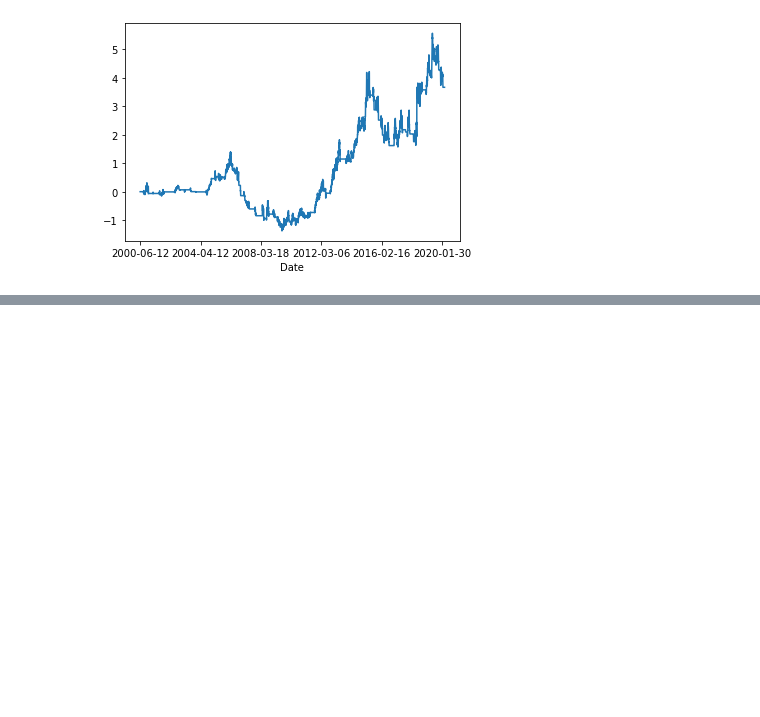
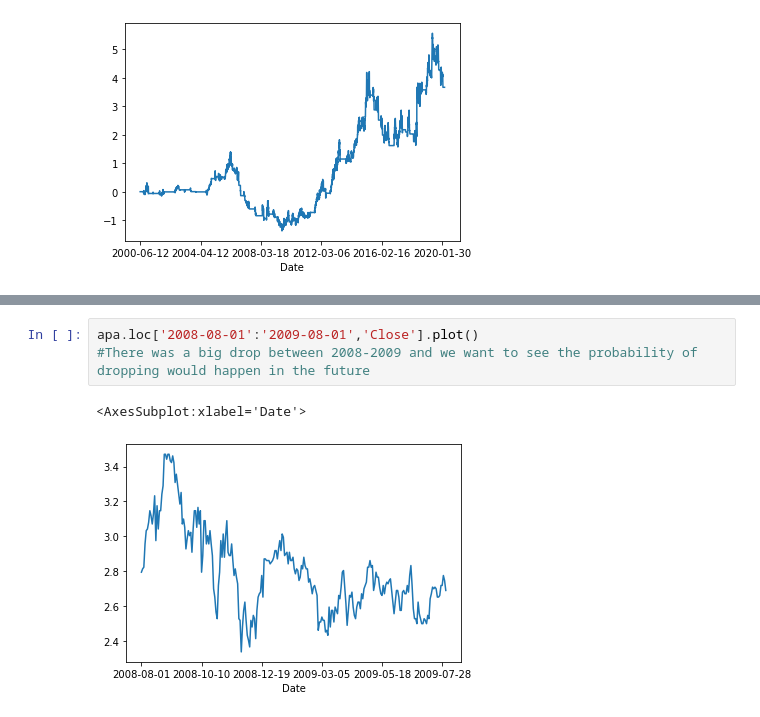
Before and after one commit to alicelo125/Coursera-Financial-analysis, a Jupyter notebook: APA analysis.ipynb, the cells around one changed output, grey strips where cells are left out. Saved outputs shown, nothing was run; the diff lists cells and outputs as text; blank space fills up the shorter version.

```diff
--- a/APA analysis.ipynb
+++ b/APA analysis.ipynb
@@ -175,0 +189,6 @@ apa['Wealth'].plot()
+# %%
+apa.loc['2008-08-01':'2009-08-01','Close'].plot()
+#There was a big drop between 2008-2009 and we want to see the probability of dropping would happen in the future
+# %% [output]
+<AxesSubplot:xlabel='Date'>
+[figure, added]
```
Also changed, not shown: parts of 13 cells of this notebook.
